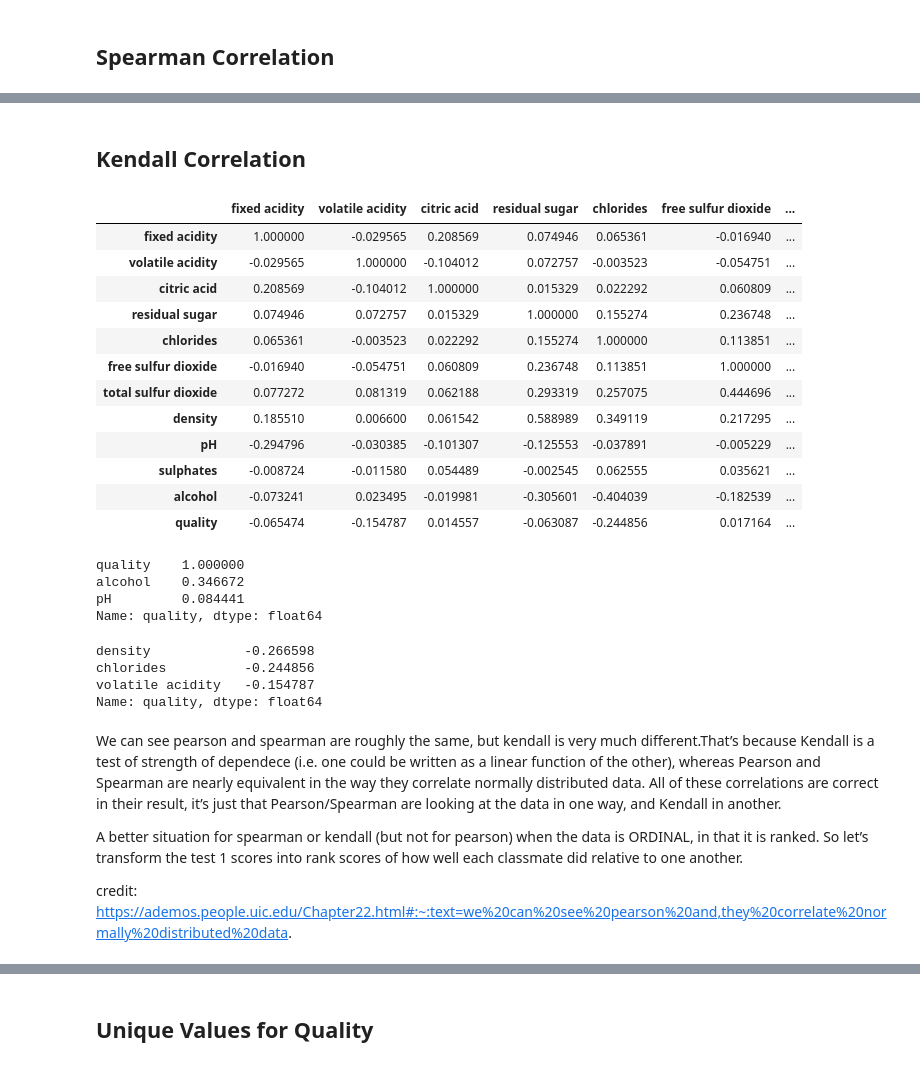
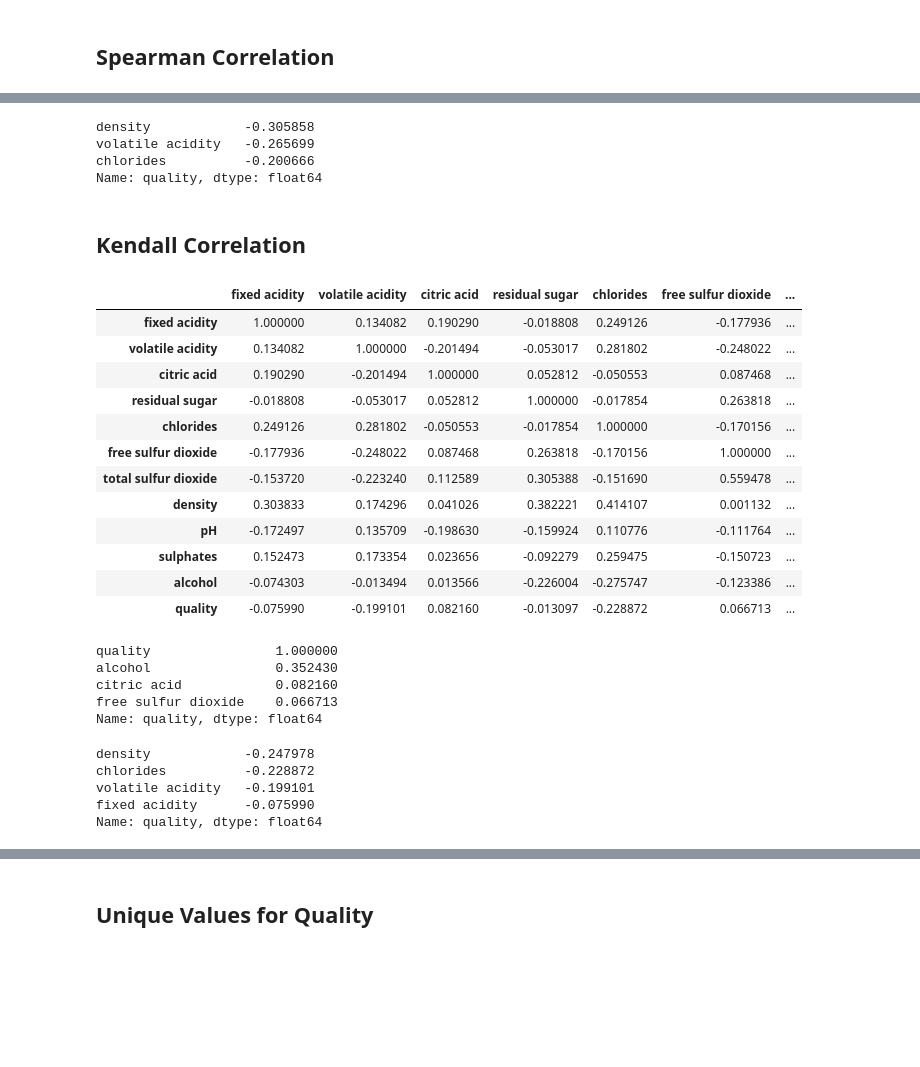
Before and after one commit to teddybeargun/COGS118B, a Jupyter notebook: Prediction.ipynb, the cells around one changed output, grey strips where cells are left out. Saved outputs shown, nothing was run; the diff lists cells and outputs as text; code cells hidden in the pictures; blank space fills up the shorter version.

```diff
--- a/Prediction.ipynb
+++ b/Prediction.ipynb
@@ -38,0 +50,9 @@ wine_white.head()
+# %%
+red_dataset = pd.read_csv('winequality-red.csv', sep=';')
+white_dataset = pd.read_csv('winequality-white.csv', sep=';')
+
+
+#red & white data merged
+wine = pd.concat([red_dataset, white_dataset])
+
+wine.head()
@@ -194,46 +183,51 @@ pH         0.099427
 Name: quality, dtype: float64
+# %%
+# What about finding top 3 most negative correlation?
+quality_p = pearson_correlation['quality']
+quality_p.nsmallest(3)
+# %% [output]
+density            -0.305858
+volatile acidity   -0.265699
+chlorides          -0.200666
+Name: quality, dtype: float64
 # %% [markdown]
 ## Kendall Correlation
 # %%
-kendall_correlation = wine_white.corr(method ='kendall')
+kendall_correlation = wine.corr(method ='kendall')
 kendall_correlation
 # %% [output]
 |  | fixed acidity | volatile acidity | citric acid | residual sugar | chlorides | free sulfur dioxide | ... |
-| fixed acidity | 1.000000 | -0.029565 | 0.208569 | 0.074946 | 0.065361 | -0.016940 | ... |
-| volatile acidity | -0.029565 | 1.000000 | -0.104012 | 0.072757 | -0.003523 | -0.054751 | ... |
-| citric acid | 0.208569 | -0.104012 | 1.000000 | 0.015329 | 0.022292 | 0.060809 | ... |
-| residual sugar | 0.074946 | 0.072757 | 0.015329 | 1.000000 | 0.155274 | 0.236748 | ... |
-| chlorides | 0.065361 | -0.003523 | 0.022292 | 0.155274 | 1.000000 | 0.113851 | ... |
-| free sulfur dioxide | -0.016940 | -0.054751 | 0.060809 | 0.236748 | 0.113851 | 1.000000 | ... |
-| total sulfur dioxide | 0.077272 | 0.081319 | 0.062188 | 0.293319 | 0.257075 | 0.444696 | ... |
-| density | 0.185510 | 0.006600 | 0.061542 | 0.588989 | 0.349119 | 0.217295 | ... |
-| pH | -0.294796 | -0.030385 | -0.101307 | -0.125553 | -0.037891 | -0.005229 | ... |
-| sulphates | -0.008724 | -0.011580 | 0.054489 | -0.002545 | 0.062555 | 0.035621 | ... |
-| alcohol | -0.073241 | 0.023495 | -0.019981 | -0.305601 | -0.404039 | -0.182539 | ... |
-| quality | -0.065474 | -0.154787 | 0.014557 | -0.063087 | -0.244856 | 0.017164 | ... |
+| fixed acidity | 1.000000 | 0.134082 | 0.190290 | -0.018808 | 0.249126 | -0.177936 | ... |
+| volatile acidity | 0.134082 | 1.000000 | -0.201494 | -0.053017 | 0.281802 | -0.248022 | ... |
+| citric acid | 0.190290 | -0.201494 | 1.000000 | 0.052812 | -0.050553 | 0.087468 | ... |
+| residual sugar | -0.018808 | -0.053017 | 0.052812 | 1.000000 | -0.017854 | 0.263818 | ... |
+| chlorides | 0.249126 | 0.281802 | -0.050553 | -0.017854 | 1.000000 | -0.170156 | ... |
+| free sulfur dioxide | -0.177936 | -0.248022 | 0.087468 | 0.263818 | -0.170156 | 1.000000 | ... |
+| total sulfur dioxide | -0.153720 | -0.223240 | 0.112589 | 0.305388 | -0.151690 | 0.559478 | ... |
+| density | 0.303833 | 0.174296 | 0.041026 | 0.382221 | 0.414107 | 0.001132 | ... |
+| pH | -0.172497 | 0.135709 | -0.198630 | -0.159924 | 0.110776 | -0.111764 | ... |
+| sulphates | 0.152473 | 0.173354 | 0.023656 | -0.092279 | 0.259475 | -0.150723 | ... |
+| alcohol | -0.074303 | -0.013494 | 0.013566 | -0.226004 | -0.275747 | -0.123386 | ... |
+| quality | -0.075990 | -0.199101 | 0.082160 | -0.013097 | -0.228872 | 0.066713 | ... |
 # %%
 # Find the top 3 positive correlation values for quality, exclude the top equal to 1, correlation with itself is always 1
 # quality corr with quality = 1 , exclude this
 
 quality_k = kendall_correlation['quality']
-quality_k.nlargest(3)
+quality_k.nlargest(4)
 # %% [output]
-quality    1.000000
-alcohol    0.346672
-pH         0.084441
+quality                1.000000
+alcohol                0.352430
+citric acid            0.082160
+free sulfur dioxide    0.066713
 Name: quality, dtype: float64
 # %%
 # What about finding top 3 most negative correlation?
 quality_k = kendall_correlation['quality']
-quality_k.nsmallest(3)
+quality_k.nsmallest(4)
 # %% [output]
-density            -0.266598
-chlorides          -0.244856
-volatile acidity   -0.154787
+density            -0.247978
+chlorides          -0.228872
+volatile acidity   -0.199101
+fixed acidity      -0.075990
 Name: quality, dtype: float64
-# %% [markdown]
-We can see pearson and spearman are roughly the same, but kendall is very much different.That’s because Kendall is a test of strength of dependece (i.e. one could be written as a linear function of the other), whereas Pearson and Spearman are nearly equivalent in the way they correlate normally distributed data. All of these correlations are correct in their result, it’s just that Pearson/Spearman are looking at the data in one way, and Kendall in another.
-
-A better situation for spearman or kendall (but not for pearson) when the data is ORDINAL, in that it is ranked. So let’s transform the test 1 scores into rank scores of how well each classmate did relative to one another.
-
-credit: https://ademos.people.uic.edu/Chapter22.html#:~:text=we%20can%20see%20pearson%20and,they%20correlate%20normally%20distributed%20data.
```
Also changed, not shown: parts of 79 cells of this notebook, 2 other files.
